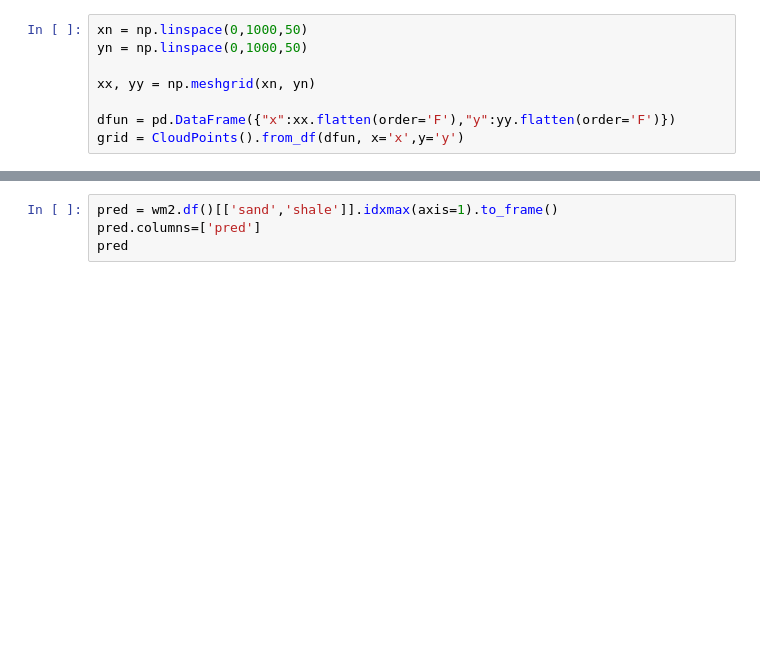
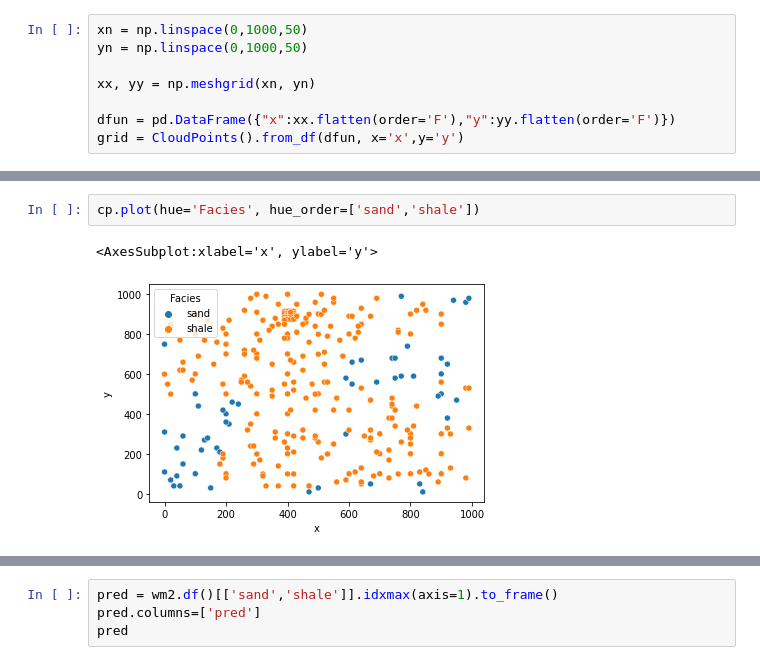
Before and after one commit to scuervo91/volumetricspy, a Jupyter notebook: docs/examples/3-Points/ind_krigging.ipynb, the cells around one changed output, grey strips where cells are left out. Cells and saved outputs as stored; diff of their text form; blank space fills up the shorter version.

```diff
--- a/docs/examples/3-Points/ind_krigging.ipynb
+++ b/docs/examples/3-Points/ind_krigging.ipynb
@@ -107,3 +156,8 @@ grid = CloudPoints().from_df(dfun, x='x',y='y')
+# %%
+cp.plot(hue='Facies', hue_order=['sand','shale'])
+# %% [output]
+<AxesSubplot:xlabel='x', ylabel='y'>
+[figure, added]
 # %%
 wm1 = s2.ordinary_kriging(cp,grid,v='shale')
 print('--')
```
Also changed, not shown: parts of 14 cells of this notebook, 1 other file.
